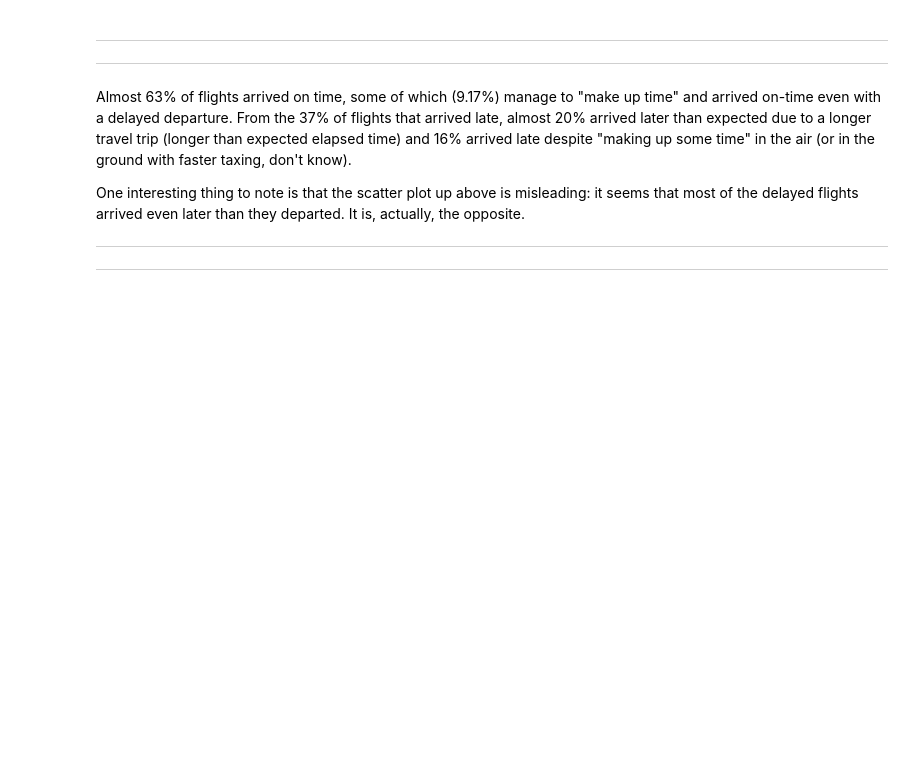
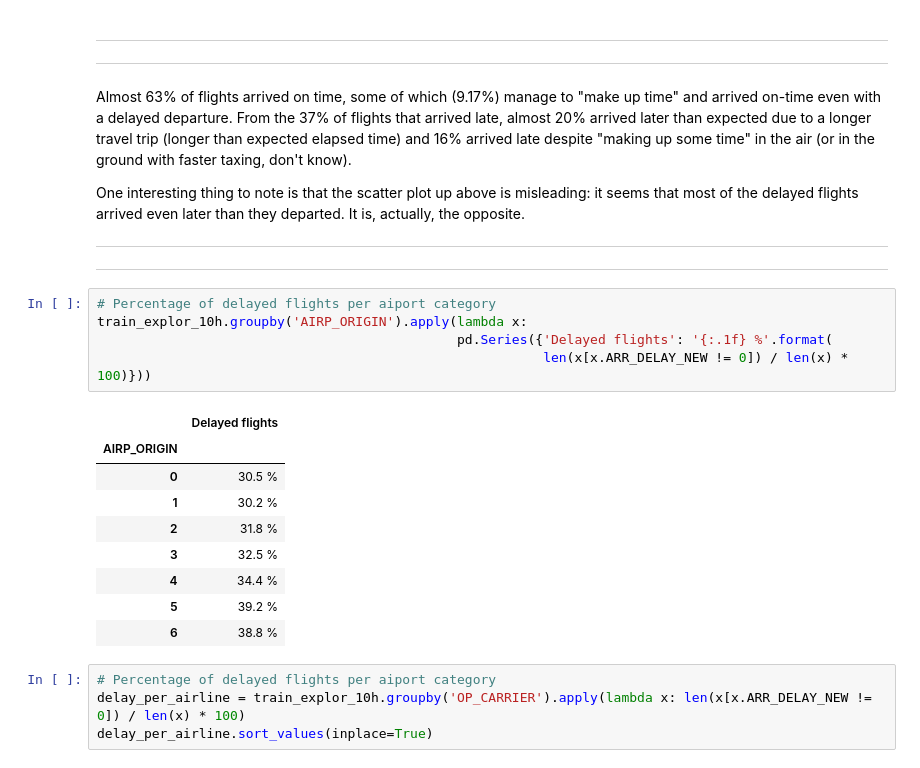
Before and after one commit to lubepe/PredictingFlightDelays, a Jupyter notebook: Predicting flight delays.ipynb, the cells around one changed output. Cells and saved outputs as stored; diff of their text form; blank space fills up the shorter version.

```diff
--- a/Predicting flight delays.ipynb
+++ b/Predicting flight delays.ipynb
@@ -727,3 +727,22 @@ One interesting thing to note is that the scatter plot up above is misleading: i
 
 -------------
 -------------
+# %%
+# Percentage of delayed flights per aiport category
+train_explor_10h.groupby('AIRP_ORIGIN').apply(lambda x:
+                                              pd.Series({'Delayed flights': '{:.1f} %'.format(
+                                                         len(x[x.ARR_DELAY_NEW != 0]) / len(x) * 100)}))
+# %% [output]
+|  | Delayed flights |
+| AIRP_ORIGIN |  |
+| 0 | 30.5 % |
+| 1 | 30.2 % |
+| 2 | 31.8 % |
+| 3 | 32.5 % |
+| 4 | 34.4 % |
+| 5 | 39.2 % |
+| 6 | 38.8 % |
+# %%
+# Percentage of delayed flights per aiport category
+delay_per_airline = train_explor_10h.groupby('OP_CARRIER').apply(lambda x: len(x[x.ARR_DELAY_NEW != 0]) / len(x) * 100)
+delay_per_airline.sort_values(inplace=True)
```
Also changed, not shown: parts of 1 cell of this notebook.
